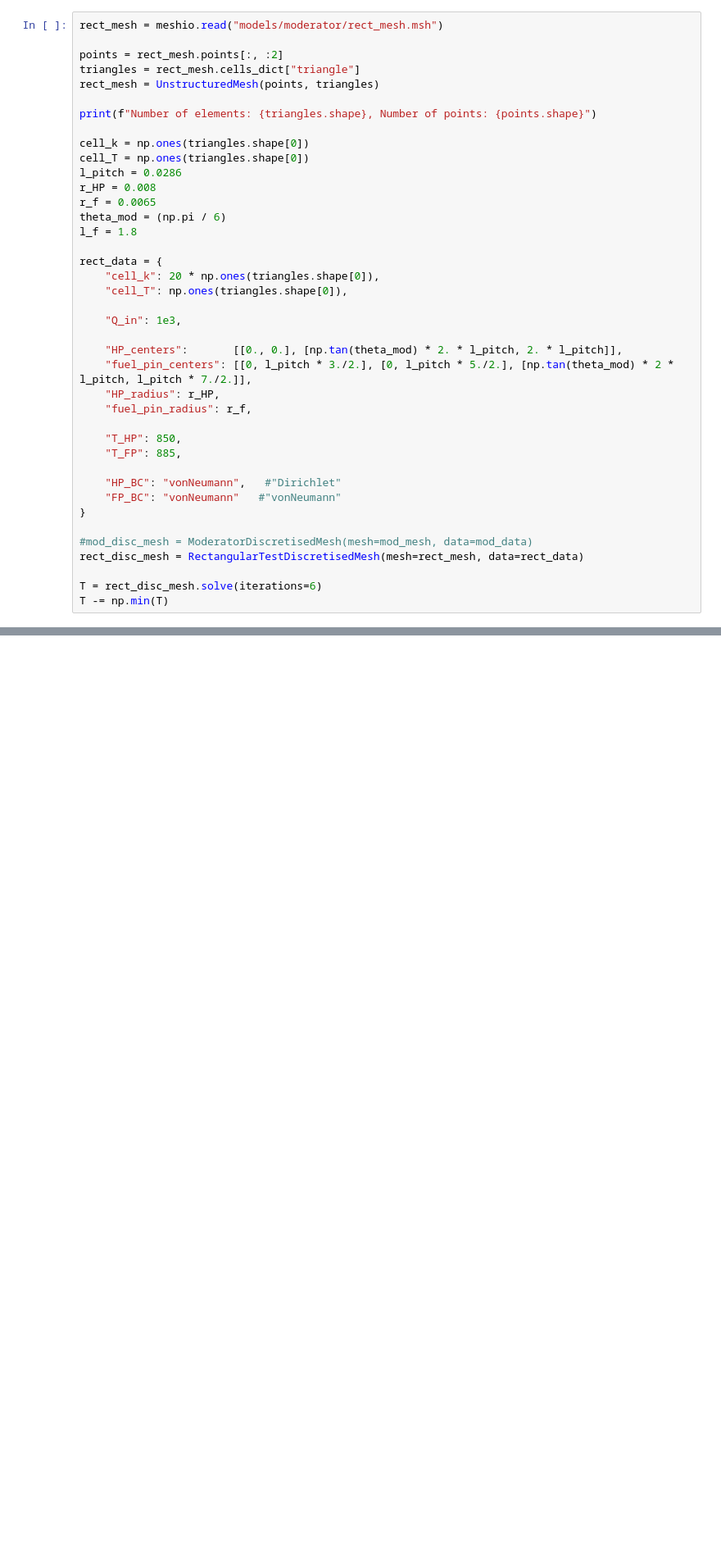
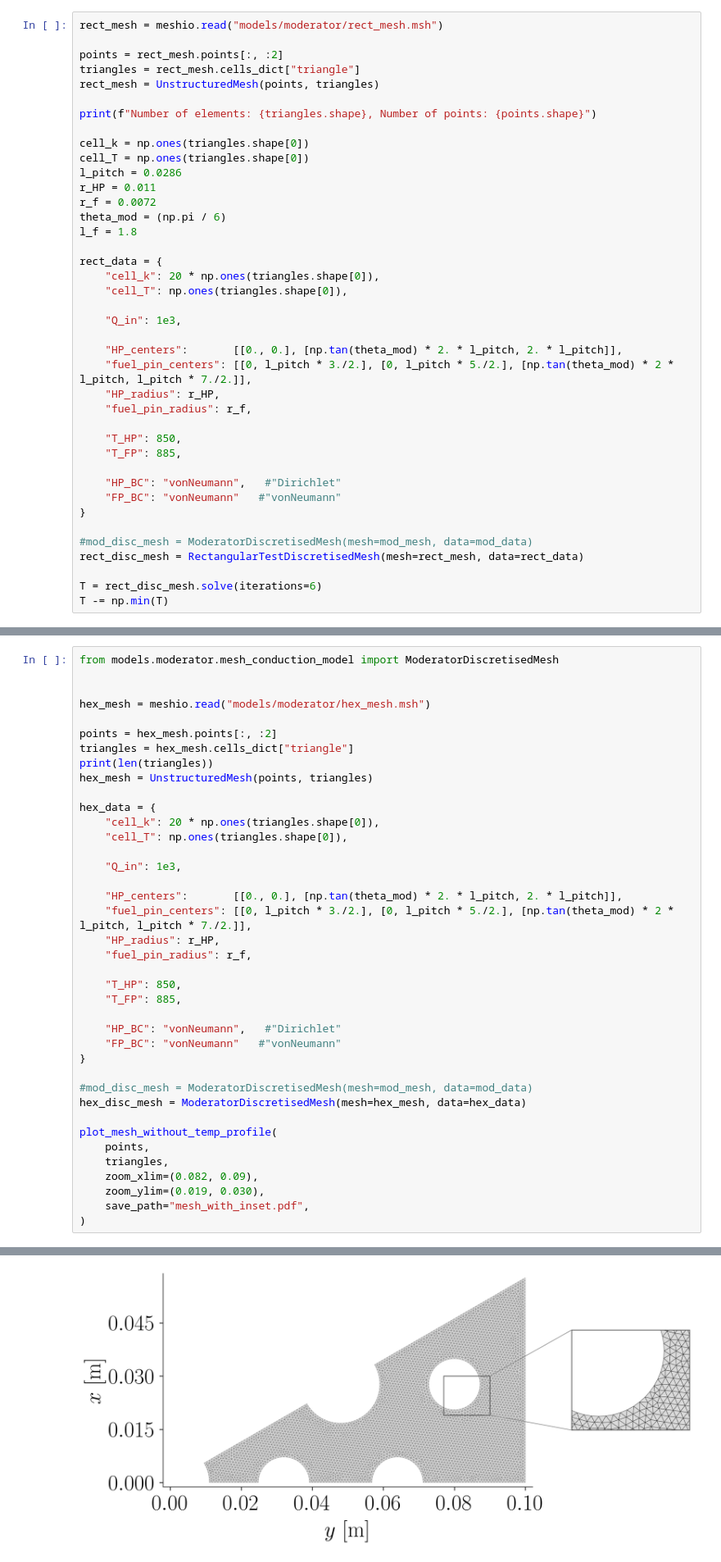
Before and after one commit to Karlandersson02/CoupledHeatPipeReactor, a Jupyter notebook: scripts/moderator/moderator_validation_plot.ipynb, the cells around one changed output, grey strips where cells are left out. Shown at 82% size. Cells and saved outputs as stored; diff of their text form; blank space fills up the shorter version.

```diff
--- a/scripts/moderator/moderator_validation_plot.ipynb
+++ b/scripts/moderator/moderator_validation_plot.ipynb
@@ -27,8 +27,8 @@ print(f"Number of elements: {triangles.shape}, Number of points: {points.shape}"
 cell_k = np.ones(triangles.shape[0])
 cell_T = np.ones(triangles.shape[0])
 l_pitch = 0.0286
-r_HP = 0.008
-r_f = 0.0065
+r_HP = 0.011
+r_f = 0.0072
 theta_mod = (np.pi / 6)
 l_f = 1.8
 
@@ -631,0 +922,40 @@ plot_mesh_with_temp_profile(
+# %%
+from models.moderator.mesh_conduction_model import ModeratorDiscretisedMesh
+
+
+hex_mesh = meshio.read("models/moderator/hex_mesh.msh")
+
+points = hex_mesh.points[:, :2]
+triangles = hex_mesh.cells_dict["triangle"]
+print(len(triangles))
+hex_mesh = UnstructuredMesh(points, triangles)
+
+hex_data = {
+    "cell_k": 20 * np.ones(triangles.shape[0]),
+    "cell_T": np.ones(triangles.shape[0]),
+
+    "Q_in": 1e3,
+
+    "HP_centers":       [[0., 0.], [np.tan(theta_mod) * 2. * l_pitch, 2. * l_pitch]],
+    "fuel_pin_centers": [[0, l_pitch * 3./2.], [0, l_pitch * 5./2.], [np.tan(theta_mod) * 2 * l_pitch, l_pitch * 7./2.]],
+    "HP_radius": r_HP,
+    "fuel_pin_radius": r_f,
+
+    "T_HP": 850,
+    "T_FP": 885,
+
+    "HP_BC": "vonNeumann",   #"Dirichlet"
+    "FP_BC": "vonNeumann"   #"vonNeumann"
+}
+
+#mod_disc_mesh = ModeratorDiscretisedMesh(mesh=mod_mesh, data=mod_data)
+hex_disc_mesh = ModeratorDiscretisedMesh(mesh=hex_mesh, data=hex_data)
+
+plot_mesh_without_temp_profile(
+    points,
+    triangles,
+    zoom_xlim=(0.082, 0.09),
+    zoom_ylim=(0.019, 0.030),
+    save_path="mesh_with_inset.pdf",
+)
+# %% [output]
@@ -631,0 +963 @@ plot_mesh_with_temp_profile(
+[figure, added]
```
Also changed, not shown: parts of 5 cells of this notebook, 5 other files.
